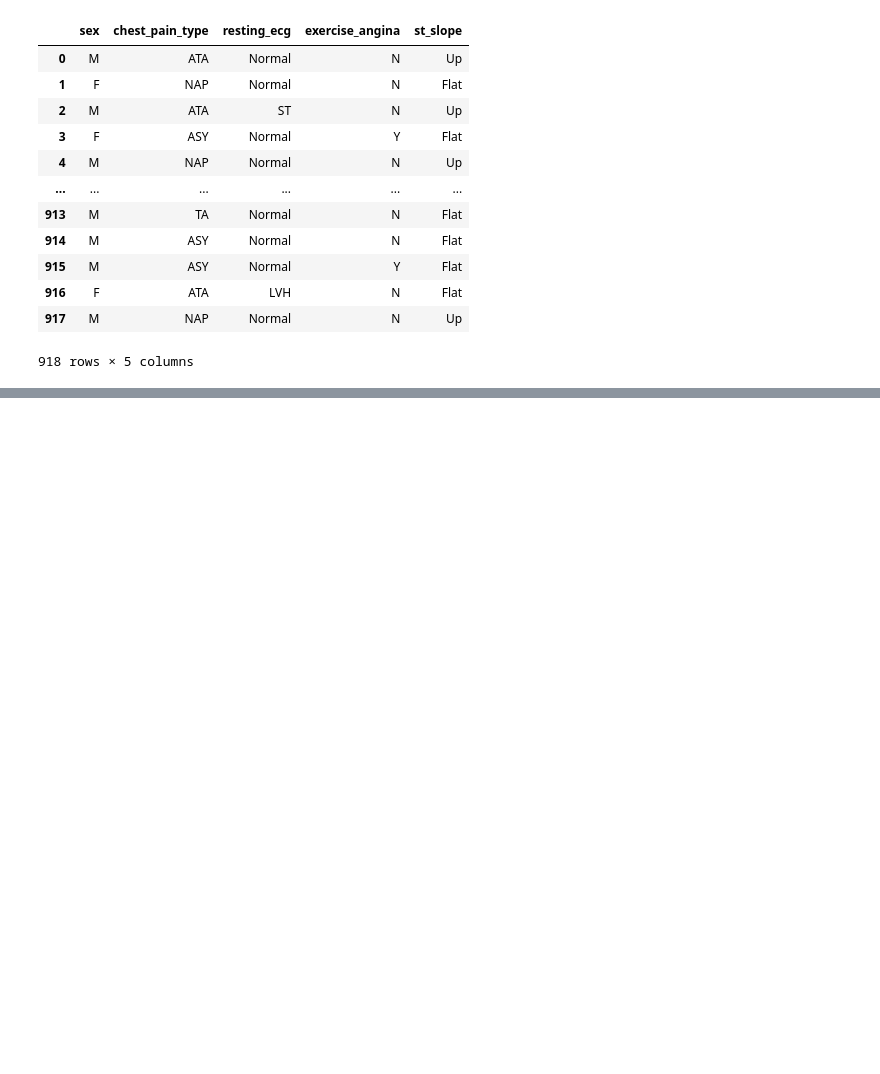
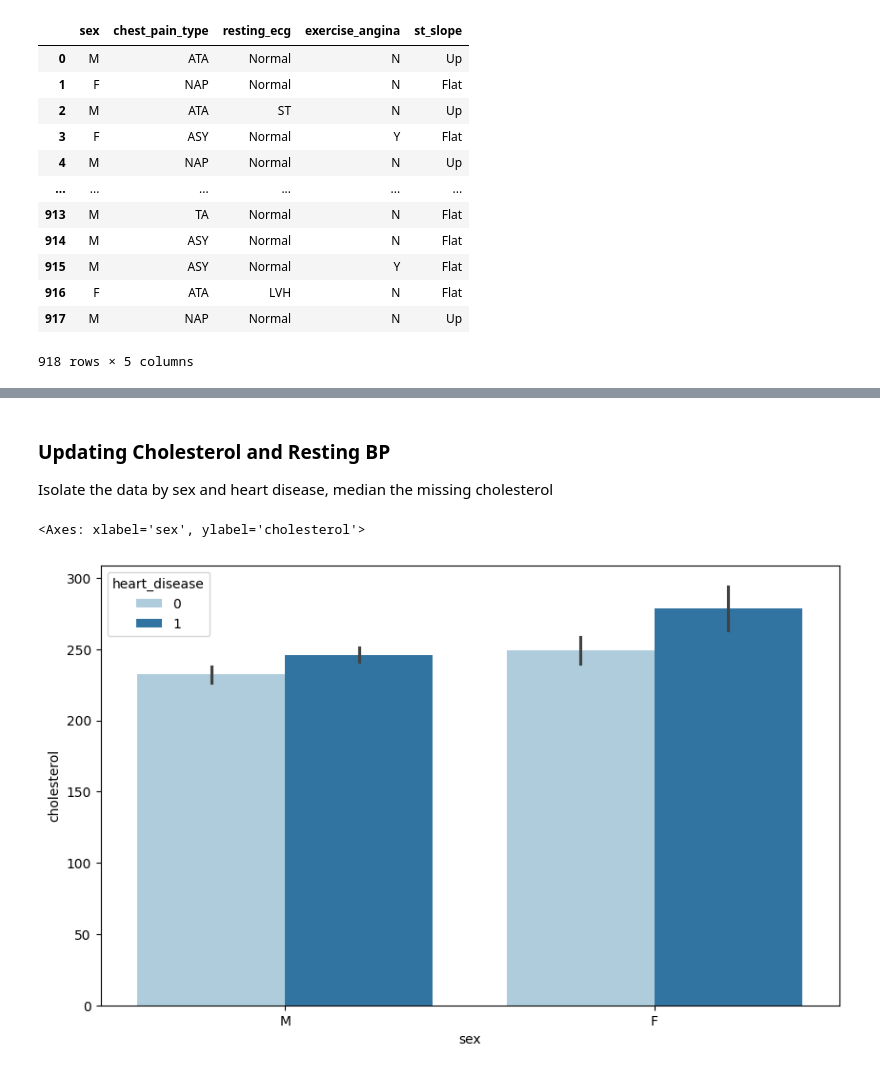
Before and after one commit to ascrivs/heart_disease_dq, a Jupyter notebook: Basics.ipynb, the cells around one changed output, grey strips where cells are left out. Drawn from its saved outputs; the diff is of its cells as text; code cells hidden in the pictures; blank space fills up the shorter version.

Commit message:
updating cholesterol and comparison bar chart after median compute

```diff
--- a/Basics.ipynb
+++ b/Basics.ipynb
@@ -197,0 +199,12 @@ ValueError: 'min' is not a valid value for scale; supported values are 'linear',
+# %% [markdown]
+### Updating Cholesterol and Resting BP
+
+Isolate the data by sex and heart disease, median the missing cholesterol
+# %%
+plt.figure(constrained_layout=False, figsize=(10, 6))
+
+
+sns.barplot(data=df,x='sex',hue='heart_disease',y=df['cholesterol'],palette='Paired')
+# %% [output]
+<Axes: xlabel='sex', ylabel='cholesterol'>
+[figure, added]
```
Also changed, not shown: parts of 6 cells of this notebook.
